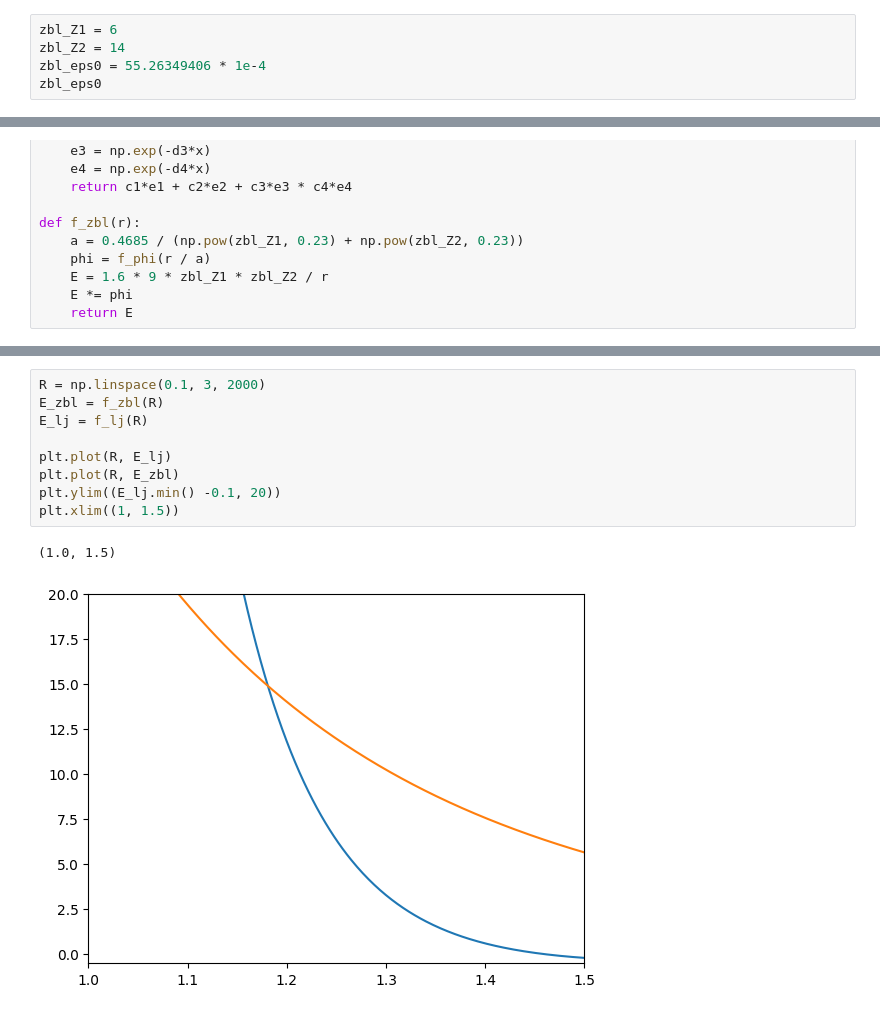
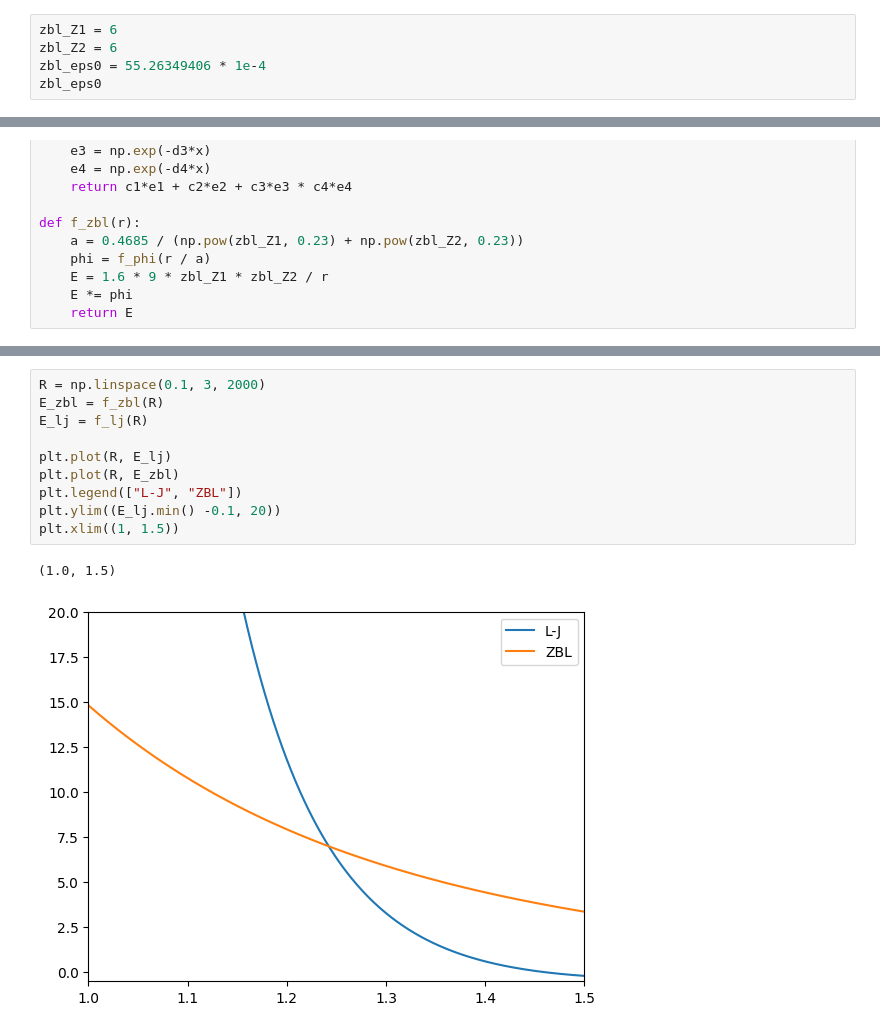
Before and after one commit to denisstrizhkin/C60-Si-fall-sim, a Jupyter notebook: potentials/lj_zbl.ipynb, the cells around one changed output, grey strips where cells are left out. Cells and saved outputs as stored; diff of their text form.

```diff
--- a/potentials/lj_zbl.ipynb
+++ b/potentials/lj_zbl.ipynb
@@ -36,7 +36,7 @@ scatter_one(lj_sigma, f_lj(lj_sigma))
 [figure]
 # %%
 zbl_Z1 = 6
-zbl_Z2 = 14
+zbl_Z2 = 6
 zbl_eps0 = 55.26349406 * 1e-4
 zbl_eps0
 # %% [output]
@@ -75,13 +75,14 @@ plt.ylim((E.min() - 1, 100))
 # %%
 R = np.linspace(0.1, 3, 2000)
 E_zbl = f_zbl(R)
 E_lj = f_lj(R)
 
 plt.plot(R, E_lj)
 plt.plot(R, E_zbl)
+plt.legend(["L-J", "ZBL"])
 plt.ylim((E_lj.min() -0.1, 20))
 plt.xlim((1, 1.5))
 # %% [output]
 (1.0, 1.5)
-[figure, old version]
+[figure, new version]
 # %%
```
Also changed, not shown: parts of 5 cells of this notebook, 2 other files.
